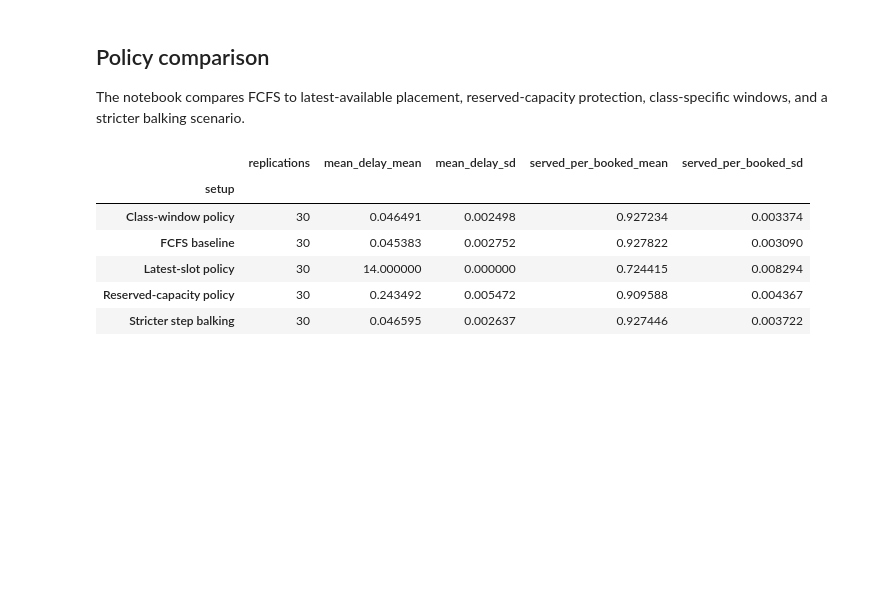
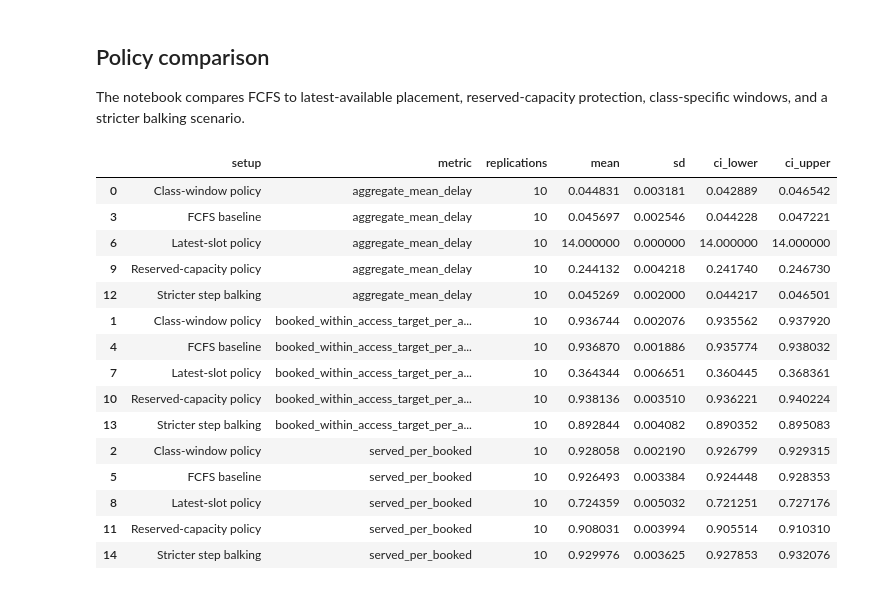
Before and after one commit to alexandre-sdd/research_cuimc_queuing, a Jupyter notebook: Notebooks/policy_comparisons.ipynb, the cells around one changed output. Saved outputs shown, nothing was run; the diff lists cells and outputs as text; code cells hidden in the pictures; blank space fills up the shorter version.

```diff
--- a/Notebooks/policy_comparisons.ipynb
+++ b/Notebooks/policy_comparisons.ipynb
@@ -60,7 +61,9 @@ BASE_CONFIG = SimulationConfig(
 
 TOTAL_LAMBDA = 0.24
 P = 7 / 12
-POLICY_REPLICATIONS = 30
+POLICY_REPLICATIONS = 10
+POLICY_BOOTSTRAP_RESAMPLES = 2_000
+POLICY_BOOTSTRAP_CI = 95.0
 
 
 def make_classes(total_lambda=TOTAL_LAMBDA, class_1_share=P, balk_variant="baseline"):
@@ -103,6 +106,7 @@ pd.DataFrame(
             "horizon_days": BASE_CONFIG.horizon_days,
             "slots_per_day": BASE_CONFIG.slots_per_day,
             "policy_replications": POLICY_REPLICATIONS,
+            "bootstrap_resamples": POLICY_BOOTSTRAP_RESAMPLES,
         }
     ]
 )
@@ -141,50 +145,76 @@ for setup_index, (name, policy, classes) in enumerate(comparison_setups):
     )
     for replication, result in enumerate(results):
         comparison_rows.append(
             {
                 "setup": name,
                 "policy": result.policy_name,
                 "replication": replication,
                 "aggregate_mean_delay": result.summary_aggregate["mean_delay_booked"],
                 "booked_within_access_target_per_arrival": result.summary_aggregate[
                     "booked_within_access_target_per_arrival"
                 ],
                 "served_per_booked": result.summary_aggregate["served_per_booked"],
                 "booked_slot_utilization": result.slot_summary_aggregate["booked_slot_utilization"],
                 "attended_slot_utilization": result.slot_summary_aggregate["attended_slot_utilization"],
             }
         )
 
         frame = result.summary_by_class[
             ["class_id", "label", "mean_delay_booked", "booked_within_access_target_per_arrival", "served_per_booked"]
         ].copy()
         frame["setup"] = name
         frame["replication"] = replication
         class_rows.append(frame)
 
 comparison_df = pd.DataFrame(comparison_rows).sort_values(["setup", "replication"])
 class_comparison_df = pd.concat(class_rows, ignore_index=True)
 
-comparison_summary = (
-    comparison_df.groupby("setup")
-    .agg(
-        replications=("replication", "nunique"),
-        mean_delay_mean=("aggregate_mean_delay", "mean"),
-        mean_delay_sd=("aggregate_mean_delay", "std"),
-        served_per_booked_mean=("served_per_booked", "mean"),
-        served_per_booked_sd=("served_per_booked", "std"),
-    )
-    .sort_index()
+comparison_bootstrap = bootstrap_metric_summary(
+    comparison_df,
+    group_cols=["setup"],
+    metric_cols=[
+        "aggregate_mean_delay",
+        "booked_within_access_target_per_arrival",
+        "served_per_booked",
+    ],
+    n_bootstrap=POLICY_BOOTSTRAP_RESAMPLES,
+    ci=POLICY_BOOTSTRAP_CI,
+    rng_seed=501,
+    show_progress=True,
+    progress_desc="Bootstrap policy comparison",
+)
+class_bootstrap = bootstrap_metric_summary(
+    class_comparison_df,
+    group_cols=["setup", "label"],
+    metric_cols=[
+        "mean_delay_booked",
+        "booked_within_access_target_per_arrival",
+        "served_per_booked",
+    ],
+    n_bootstrap=POLICY_BOOTSTRAP_RESAMPLES,
+    ci=POLICY_BOOTSTRAP_CI,
+    rng_seed=502,
+    show_progress=True,
+    progress_desc="Bootstrap class policy comparison",
 )
 
-comparison_summary
+comparison_bootstrap.sort_values(["metric", "setup"])
 # %% [output]
-|  | replications | mean_delay_mean | mean_delay_sd | served_per_booked_mean | served_per_booked_sd |
-| setup |  |  |  |  |  |
-| Class-window policy | 30 | 0.046491 | 0.002498 | 0.927234 | 0.003374 |
-| FCFS baseline | 30 | 0.045383 | 0.002752 | 0.927822 | 0.003090 |
-| Latest-slot policy | 30 | 14.000000 | 0.000000 | 0.724415 | 0.008294 |
-| Reserved-capacity policy | 30 | 0.243492 | 0.005472 | 0.909588 | 0.004367 |
-| Stricter step balking | 30 | 0.046595 | 0.002637 | 0.927446 | 0.003722 |
+|  | setup | metric | replications | mean | sd | ci_lower | ci_upper |
+| 0 | Class-window policy | aggregate_mean_delay | 10 | 0.044831 | 0.003181 | 0.042889 | 0.046542 |
+| 3 | FCFS baseline | aggregate_mean_delay | 10 | 0.045697 | 0.002546 | 0.044228 | 0.047221 |
+| 6 | Latest-slot policy | aggregate_mean_delay | 10 | 14.000000 | 0.000000 | 14.000000 | 14.000000 |
+| 9 | Reserved-capacity policy | aggregate_mean_delay | 10 | 0.244132 | 0.004218 | 0.241740 | 0.246730 |
+| 12 | Stricter step balking | aggregate_mean_delay | 10 | 0.045269 | 0.002000 | 0.044217 | 0.046501 |
+| 1 | Class-window policy | booked_within_access_target_per_a... | 10 | 0.936744 | 0.002076 | 0.935562 | 0.937920 |
+| 4 | FCFS baseline | booked_within_access_target_per_a... | 10 | 0.936870 | 0.001886 | 0.935774 | 0.938032 |
+| 7 | Latest-slot policy | booked_within_access_target_per_a... | 10 | 0.364344 | 0.006651 | 0.360445 | 0.368361 |
+| 10 | Reserved-capacity policy | booked_within_access_target_per_a... | 10 | 0.938136 | 0.003510 | 0.936221 | 0.940224 |
+| 13 | Stricter step balking | booked_within_access_target_per_a... | 10 | 0.892844 | 0.004082 | 0.890352 | 0.895083 |
+| 2 | Class-window policy | served_per_booked | 10 | 0.928058 | 0.002190 | 0.926799 | 0.929315 |
+| 5 | FCFS baseline | served_per_booked | 10 | 0.926493 | 0.003384 | 0.924448 | 0.928353 |
+| 8 | Latest-slot policy | served_per_booked | 10 | 0.724359 | 0.005032 | 0.721251 | 0.727176 |
+| 11 | Reserved-capacity policy | served_per_booked | 10 | 0.908031 | 0.003994 | 0.905514 | 0.910310 |
+| 14 | Stricter step balking | served_per_booked | 10 | 0.929976 | 0.003625 | 0.927853 | 0.932076 |
 # %%
 fig, axes = plt.subplots(1, 3, figsize=(15, 4))
```
Also changed, not shown: parts of 4 cells of this notebook, 5 other files.
